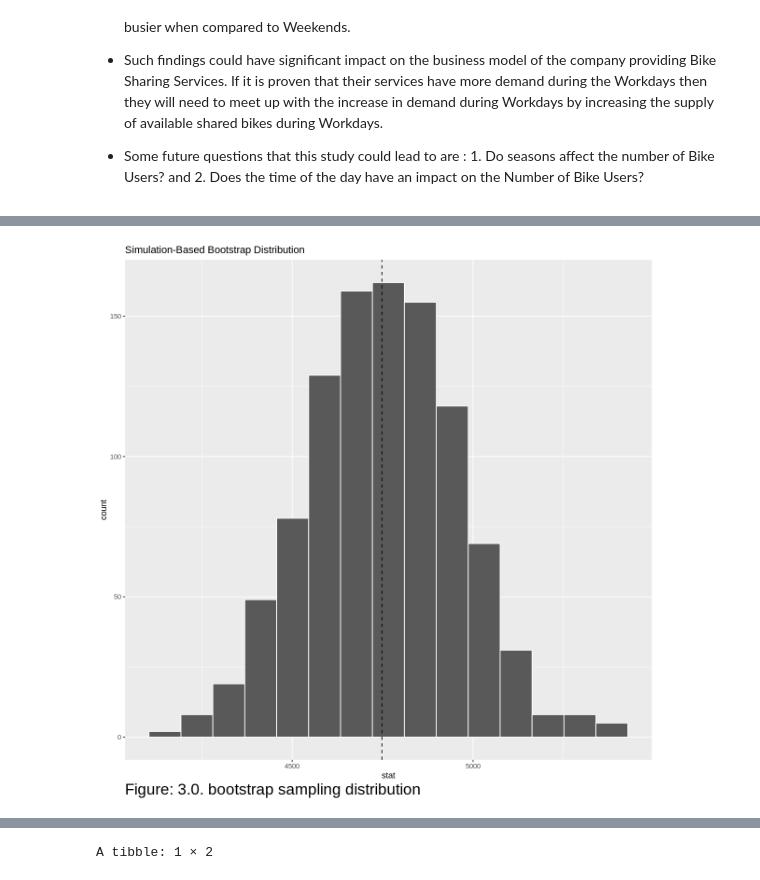
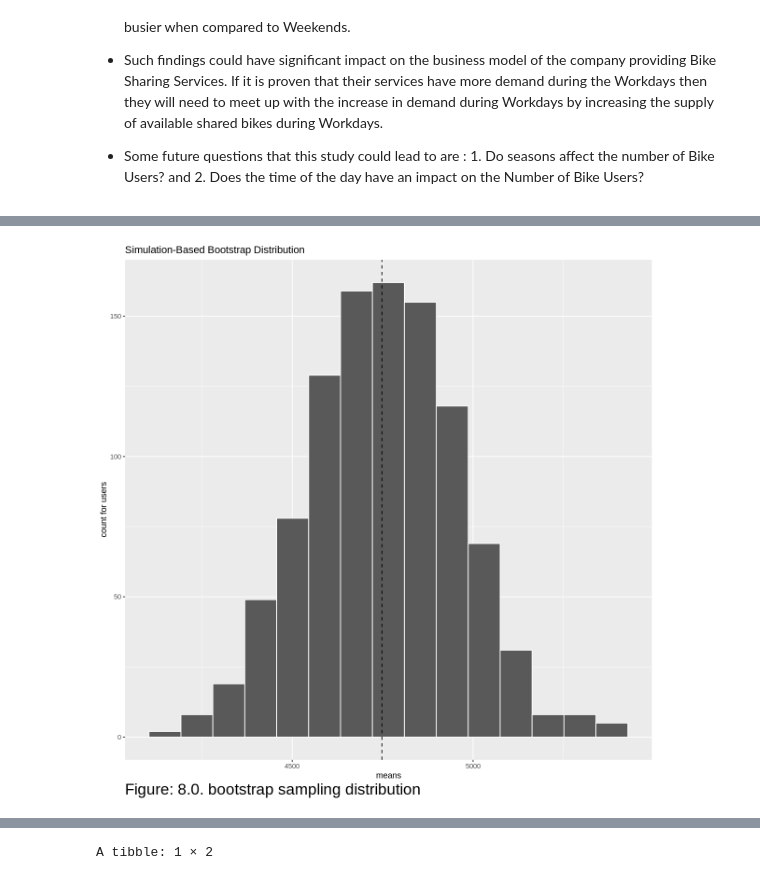
Before and after one commit to Sparsh16/STAT-201-Group-Project, a Jupyter notebook: Proposal.ipynb, the cells around one changed output, grey strips where cells are left out. Cells and saved outputs as stored; diff of their text form; code cells hidden in the pictures.

```diff
--- a/Proposal.ipynb
+++ b/Proposal.ipynb
@@ -228,11 +231,13 @@ bootstrap_dist <- BikeSharingData %>%
 # %%
 # visualization
 visualize(bootstrap_dist) +
 geom_vline(xintercept = sample_mean, linetype = "dashed")  +
 labs(caption = figure_number.nextMajor("bootstrap sampling distribution")) +
+xlab("means")+
+ylab("count for users")+
 theme(plot.caption = element_text(size = 20, hjust = 0))
 # %% [output]
-[figure, old version]
+[figure, new version]
 # %%
 # get the confidence interval using percentile mothed
 ci_percentile <- bootstrap_dist %>%
```
Also changed, not shown: parts of 9 cells of this notebook.
